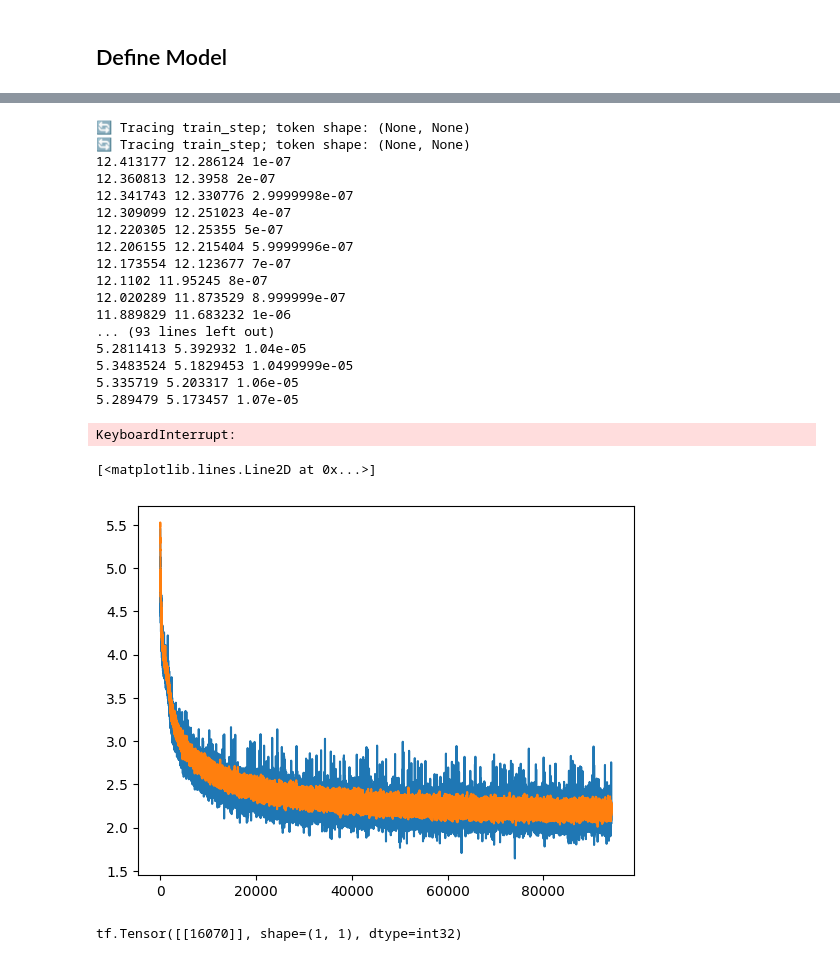
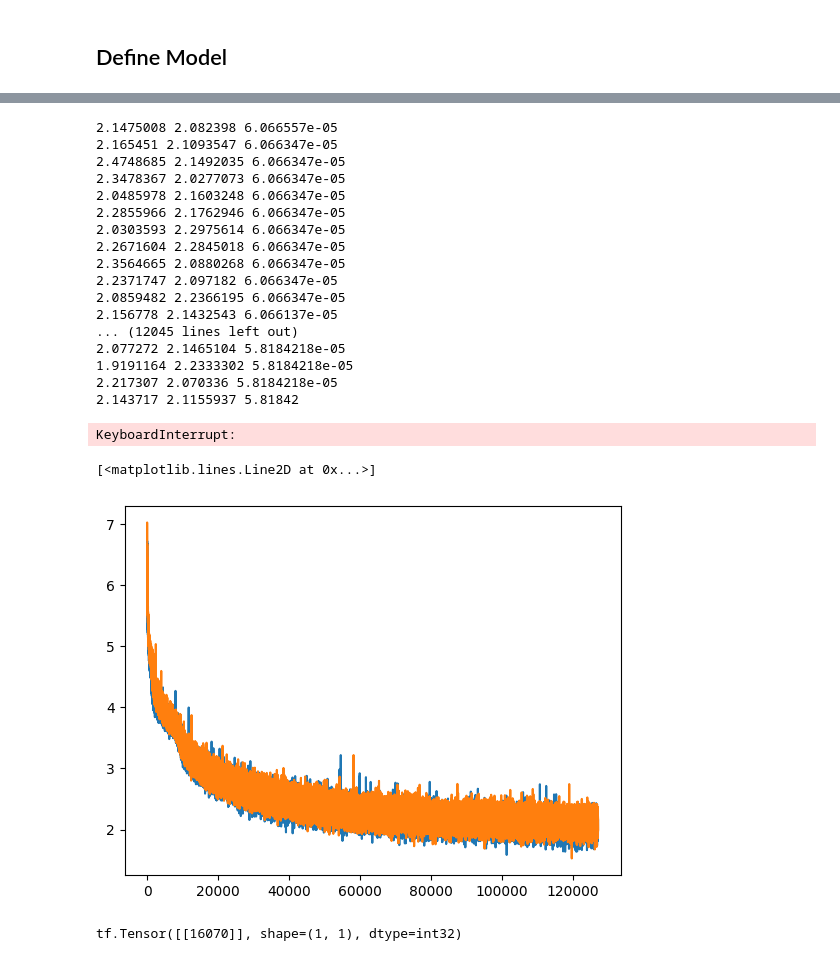
Before and after one commit to KristianWold/llm-basics, a Jupyter notebook: CNN_transformer_longContext.ipynb, the cells around one changed output, grey strips where cells are left out. Drawn from its saved outputs; the diff is of its cells as text; code cells hidden in the pictures.

```diff
--- a/CNN_transformer_longContext.ipynb
+++ b/CNN_transformer_longContext.ipynb
@@ -75,6 +49,11 @@ tokenizer.create_hash()
 # %%
-train_corpus = pkl.load(open('corpus/CNN_train_fused.pkl', 'rb'))
-test_corpus = pkl.load(open('corpus/CNN_test_fused.pkl', 'rb'))
+cut = 30235237//2
 
-ds_train = chunk_and_batch(train_corpus[0], chunk_size=max_seq_len, batch_size=24, shuffle=True, repeat=True)
-ds_test = chunk_and_batch(test_corpus[0], chunk_size=max_seq_len, batch_size=8, shuffle=True, repeat=True)
+train_corpus = pkl.load(open('corpus/CNN_train_fused.pkl', 'rb'))[0]
+test_corpus = pkl.load(open('corpus/CNN_test_fused.pkl', 'rb'))[0]
+
+train_corpus = tf.concat([train_corpus, test_corpus[:cut]], axis=0)
+test_corpus = test_corpus[cut:]
+
+ds_train, steps_per_epoch  = chunk_and_batch(train_corpus, chunk_size=max_seq_len, batch_size=5)
+ds_test, _ = chunk_and_batch(test_corpus, chunk_size=max_seq_len, batch_size=2)
@@ -125,7 +113,7 @@ model = Transformer(vocab_size=tokenizer.vocab_size,
 losses_train = []
 losses_test = []
 # %%
-name = "model_16k_CNN_10blocks_10heads"
+name = "model_16k_CNN_accum_steps"
 
 
 ckpt = tf.train.Checkpoint(
@@ -170,30 +166,30 @@ def train_loop(ds_train, ds_test):
 # %%
-train_loop(ds_train, ds_test)
+train_loop(iter_train, iter_test, steps_per_epoch, 3)
 # %% [output]
-🔄 Tracing train_step; token shape: (None, None)
-🔄 Tracing train_step; token shape: (None, None)
-12.413177 12.286124 1e-07
-12.360813 12.3958 2e-07
-12.341743 12.330776 2.9999998e-07
-12.309099 12.251023 4e-07
-12.220305 12.25355 5e-07
-12.206155 12.215404 5.9999996e-07
-12.173554 12.123677 7e-07
-12.1102 11.95245 8e-07
-12.020289 11.873529 8.999999e-07
-11.889829 11.683232 1e-06
-... (93 lines left out)
-5.2811413 5.392932 1.04e-05
-5.3483524 5.1829453 1.0499999e-05
-5.335719 5.203317 1.06e-05
-5.289479 5.173457 1.07e-05
+2.1475008 2.082398 6.066557e-05
+2.165451 2.1093547 6.066347e-05
+2.4748685 2.1492035 6.066347e-05
+2.3478367 2.0277073 6.066347e-05
+2.0485978 2.1603248 6.066347e-05
+2.2855966 2.1762946 6.066347e-05
+2.0303593 2.2975614 6.066347e-05
+2.2671604 2.2845018 6.066347e-05
+2.3564665 2.0880268 6.066347e-05
+2.2371747 2.097182 6.066347e-05
+2.0859482 2.2366195 6.066347e-05
+2.156778 2.1432543 6.066137e-05
+... (12045 lines left out)
+2.077272 2.1465104 5.8184218e-05
+1.9191164 2.2333302 5.8184218e-05
+2.217307 2.070336 5.8184218e-05
+2.143717 2.1155937 5.81842
 KeyboardInterrupt:
 # %%
-plt.plot(losses_test[100:], label="Test Loss")
-plt.plot(losses_train[100:], label="Train Loss")
+plt.plot(losses_test[200:], label="Test Loss")
+plt.plot(losses_train[200:], label="Train Loss")
 # %% [output]
 [<matplotlib.lines.Line2D at 0x...>]
-[figure, old version]
+[figure, new version]
 # %%
 text = ""
 text = text.lower()
```
Also changed, not shown: parts of 28 cells of this notebook, 26 other files.
